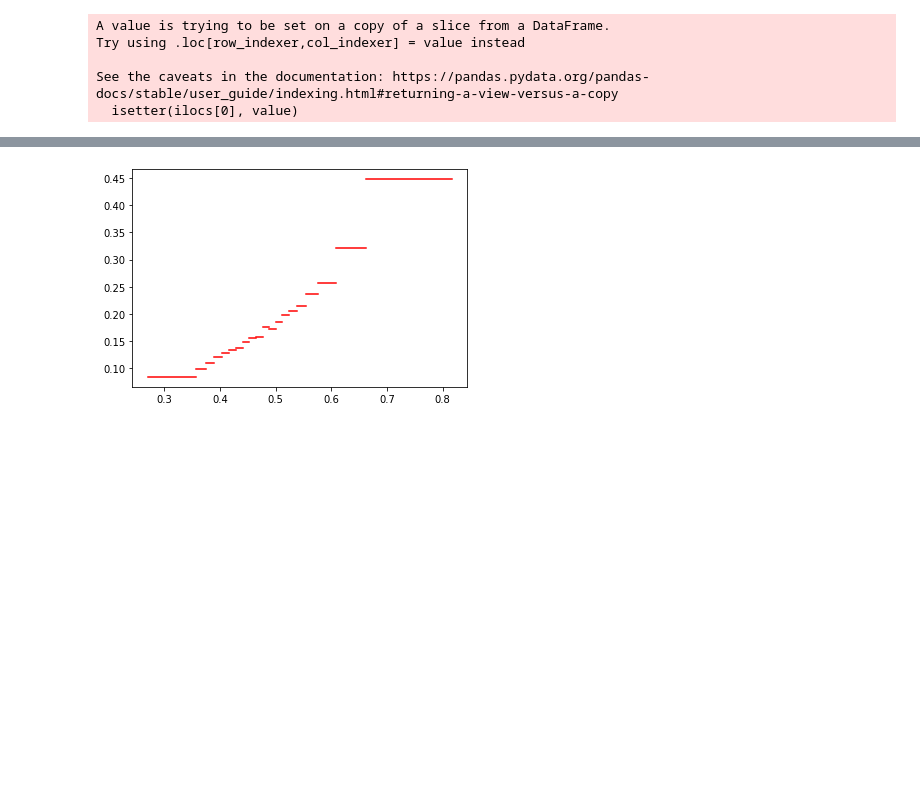
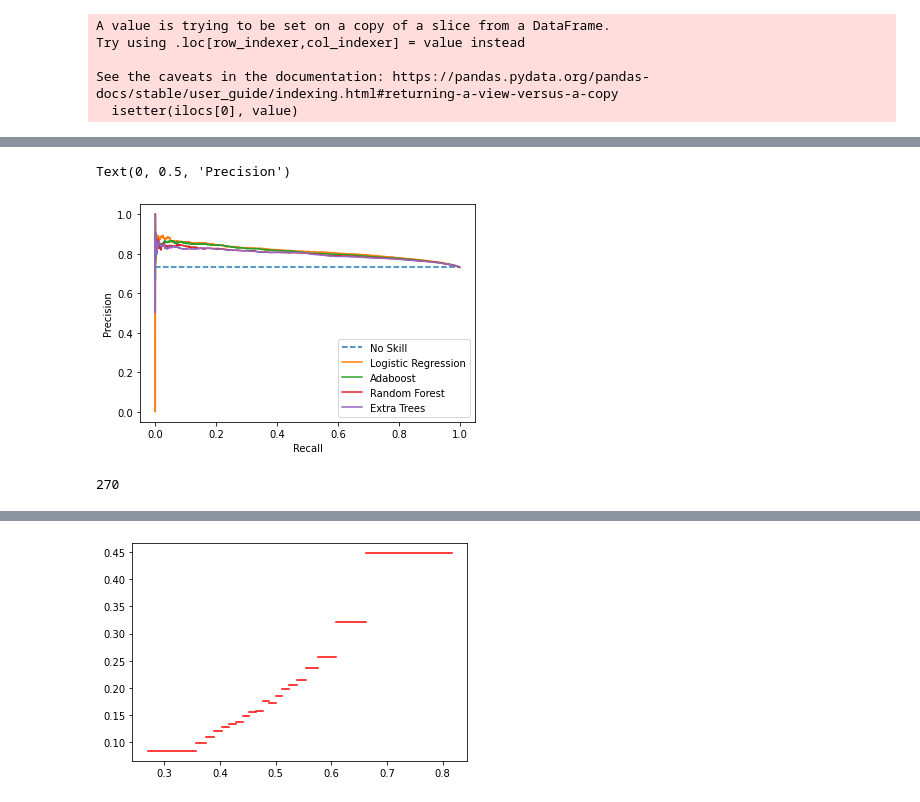
Before and after one commit to christian235711/Predict_models_fdf21, a Jupyter notebook: FDF21_Comparaison.ipynb, the cells around one changed output, grey strips where cells are left out. Cells and saved outputs as stored; diff of their text form; code cells hidden in the pictures; blank space fills up the shorter version.

```diff
--- a/FDF21_Comparaison.ipynb
+++ b/FDF21_Comparaison.ipynb
@@ -316,3 +376,16 @@ See the caveats in the documentation: https://pandas.pydata.org/pandas-docs/stab
 # %%
 #######################################################################################################
 #######################################################################################################
+# %%
+
+model_17_cw = LogisticRegression(random_state =0, C=0.01,penalty="l2" , solver="newton-cg", max_iter= 10000, class_weight="balanced")
+evaluation(model_17_cw, train_X_s, train_Y_s, test_X_s, test_Y_s, scoring="recall", plot=False )
+
+final_model_AdaBoost = AdaBoostClassifier(base_estimator = DecisionTreeClassifier(class_weight="balanced", criterion="entropy",max_depth=2),n_estimators = 50 , random_state=0 )
+evaluation(final_model_AdaBoost, train_X_s, train_Y_s, test_X_s, test_Y_s, scoring="recall" , plot =False)
+
+final_model_RandomForestClassifier = RandomForestClassifier(class_weight="balanced", criterion="entropy", max_depth=2, max_features=25, n_estimators = 100, random_state=0)
+evaluation(final_model_RandomForestClassifier, train_X_s, train_Y_s, test_X_s, test_Y_s, scoring="recall", plot=False)
+
+final_model_ExtraTreesClassifier = ExtraTreesClassifier( criterion="entropy", max_depth=2, max_features=25, n_estimators=100 , class_weight="balanced", random_state=0)
+evaluation(final_model_ExtraTreesClassifier, train_X_s, train_Y_s, test_X_s, test_Y_s, scoring="recall", plot=False)
@@ -318,0 +410,32 @@ See the caveats in the documentation: https://pandas.pydata.org/pandas-docs/stab
+# %%
+change_test_Y_s = test_Y_s.copy()
+change_test_Y_s[change_test_Y_s==1] = 0
+change_test_Y_s[change_test_Y_s==2] = 1
+
+no_skill = len(change_test_Y_s[change_test_Y_s==1]) / len(change_test_Y_s)
+plt.plot([0, 1], [no_skill, no_skill], linestyle='--', label='No Skill')
+
+lr_precision, lr_recall, _ = precision_recall_curve(change_test_Y_s, model_17_cw.predict_proba(test_X_s)[:,1] )
+plt.plot(lr_recall, lr_precision, label = "Logistic Regression")
+
+lr_precision, lr_recall, _ = precision_recall_curve(change_test_Y_s, final_model_AdaBoost.predict_proba(test_X_s)[:,1] )
+plt.plot(lr_recall, lr_precision, label = "Adaboost")
+
+lr_precision, lr_recall, _ = precision_recall_curve(change_test_Y_s, final_model_RandomForestClassifier.predict_proba(test_X_s)[:,1] )
+plt.plot(lr_recall, lr_precision, label = "Random Forest")
+
+lr_precision, lr_recall, _ = precision_recall_curve(change_test_Y_s, final_model_ExtraTreesClassifier.predict_proba(test_X_s)[:,1] )
+plt.plot(lr_recall, lr_precision, label = "Extra Trees")
+
+plt.legend()
+plt.xlabel('Recall')
+plt.ylabel('Precision')
+# %% [output]
+Text(0, 0.5, 'Precision')
+[figure, added]
+# %%
+
+num_var_max = data.shape[1] - 1
+num_var_max
+# %% [output]
+270
```
Also changed, not shown: parts of 24 cells of this notebook.
